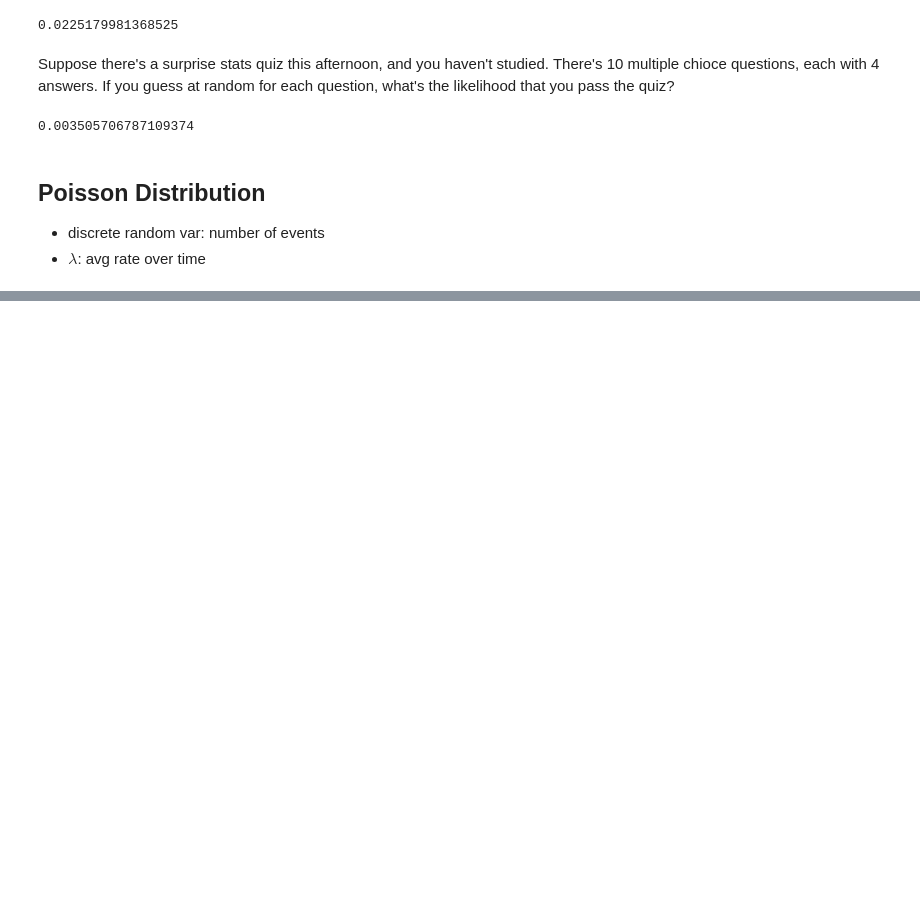
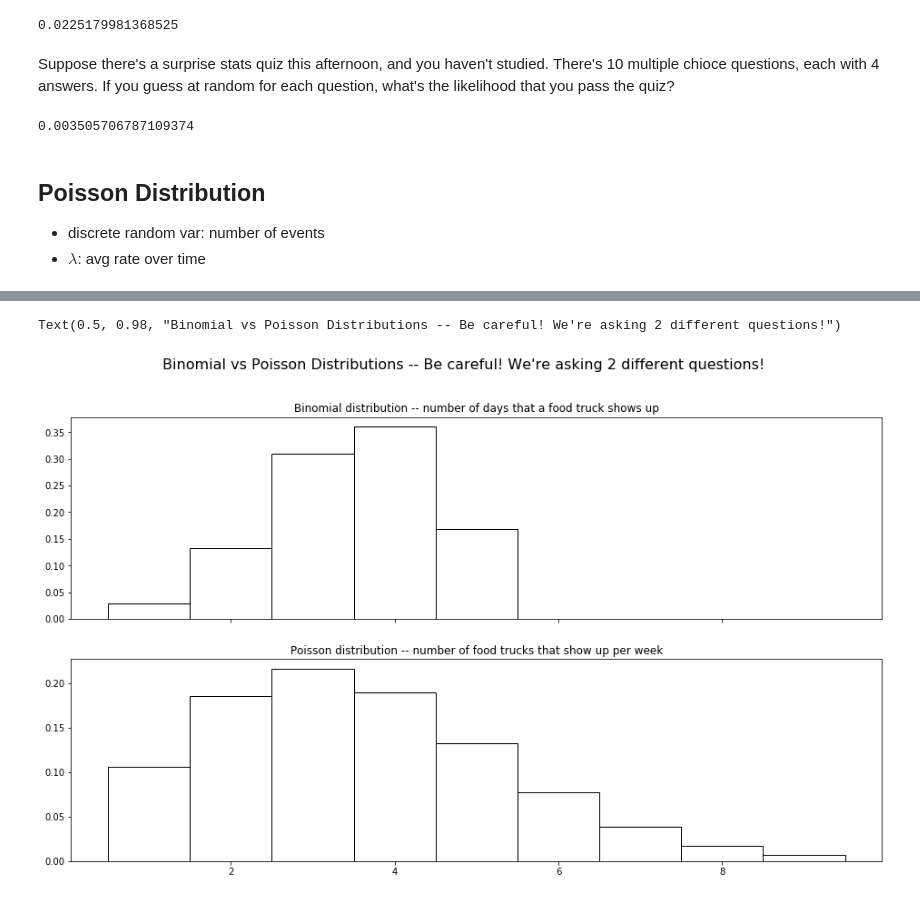
Before and after one commit to CodeupClassroom/curie-statistics-exercises, a Jupyter notebook: distributions-lesson.ipynb, the cells around one changed output, grey strips where cells are left out. Drawn from its saved outputs; the diff is of its cells as text; code cells hidden in the pictures; blank space fills up the shorter version.

```diff
--- a/distributions-lesson.ipynb
+++ b/distributions-lesson.ipynb
@@ -258,0 +293,20 @@ stats.binom(n, p).sf(6) # 7 or more
+# %%
+n = 5
+p = .7
+
+x = np.arange(1, 10)
+y1 = stats.binom(n, p).pmf(x)
+y2 = stats.poisson(n * p).pmf(x)
+
+fig, (ax1, ax2) = plt.subplots(2, 1, figsize=(16, 9), sharex=True)
+
+ax1.bar(x, y1, width=1, ec='black', fc='white')
+ax1.set(title='Binomial distribution -- number of days that a food truck shows up')
+
+ax2.bar(x, y2, width=1, ec='black', fc='white')
+ax2.set(title='Poisson distribution -- number of food trucks that show up per week')
+
+fig.suptitle('Binomial vs Poisson Distributions -- Be careful! We\'re asking 2 different questions!', size=16)
+# %% [output]
+Text(0.5, 0.98, "Binomial vs Poisson Distributions -- Be careful! We're asking 2 different questions!")
+[figure, added]
```
Also changed, not shown: parts of 7 cells of this notebook.
